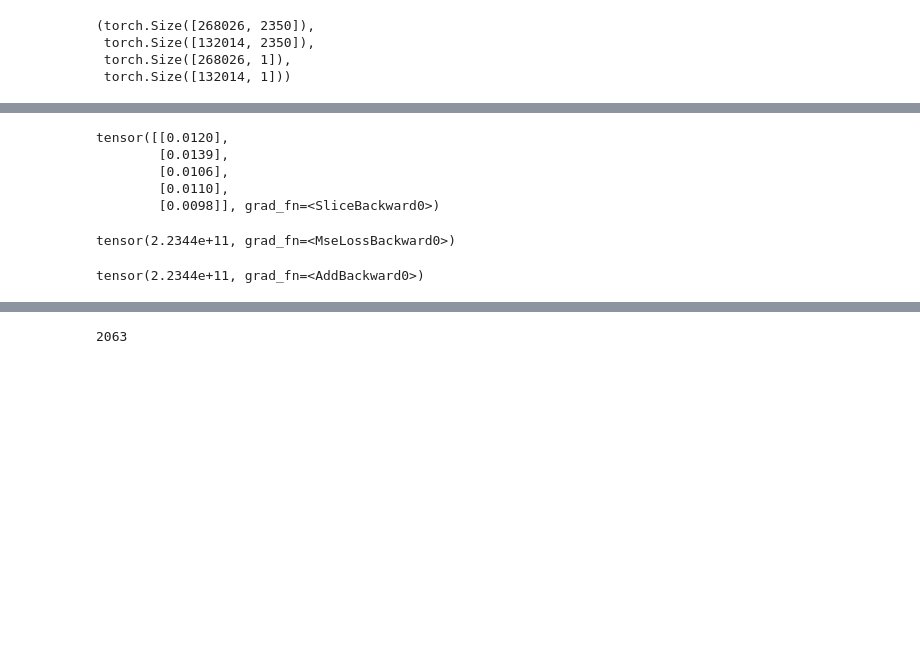
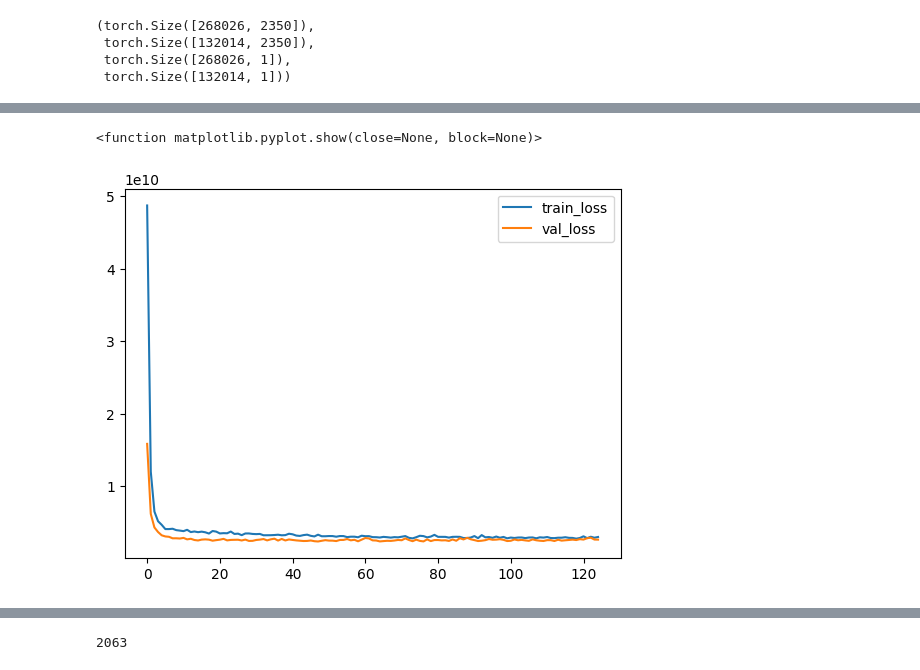
Before and after one commit to Bkukov/pytorch_projects, a Jupyter notebook: pricing_model_0.ipynb, the cells around one changed output, grey strips where cells are left out. Drawn from its saved outputs; the diff is of its cells as text; code cells hidden in the pictures; blank space fills up the shorter version.

Commit message:
model upload

```diff
--- a/pricing_model_0.ipynb
+++ b/pricing_model_0.ipynb
@@ -272,16 +280,20 @@ class RealEstatePredictor(nn.Module):
     def __init__(self, input_shape: int, hidden_units_1: int, hidden_units_2: int, output_shape: int, p: float):
         super().__init__()
         self.linear1 = nn.Linear(in_features=input_shape, out_features=hidden_units_1)
+        self.hidden_act1 = nn.ReLU()
+        self.dropout_layer1 = nn.Dropout(p=p)
         self.linear2 = nn.Linear(in_features=hidden_units_1, out_features=hidden_units_2)
-        # self.dropout1 = nn.Dropout(p=p)
-        self.hidden_act = nn.ReLU()
+        self.hidden_act2 = nn.ReLU()
+        self.dropout_layer2 = nn.Dropout(p=p)
         self.linear3 = nn.Linear(in_features=hidden_units_2, out_features=output_shape)
 
     def forward(self, x):
         x = self.linear1(x)
+        x = self.hidden_act1(x)
+        x = self.dropout_layer1(x)
         x = self.linear2(x)
-        # x = self.dropout1(x)
-        x = self.hidden_act(x)
+        x = self.hidden_act2(x)
+        x = self.dropout_layer2(x)
         x = self.linear3(x)
         return x
 # %%
@@ -296,10 +308,10 @@ def weights_init_uniform_rule(m):
         m.bias.data.fill_(0)
 # %%
 model_0 = RealEstatePredictor(input_shape=input_shape,
-    hidden_units_1=32, # how many units in the hiden layer
-    hidden_units_2=32, # how many units in the hiden layer
+    hidden_units_1=100, # how many units in the hiden layer
+    hidden_units_2=100, # how many units in the hiden layer
     output_shape=output_shape, # one for every class
-    p = .5
+    p = .2
 )
 model_0.apply(weights_init_uniform_rule)
 model_0.to(device)
@@ -505,17 +455,0 @@ Train time on cpu: 202.551 seconds
-# %%
-X, y = next(iter(train_dataloader))
-X.shape, y.shape
-model_0.train()
-y_pred = model_0(X)
-y_pred[:5]
-# %% [output]
-tensor([[0.0120],
-        [0.0139],
-        [0.0106],
-        [0.0110],
-        [0.0098]], grad_fn=<SliceBackward0>)
-# %%
-loss = loss_fn(y_pred, y)
-loss
-# %% [output]
-tensor(2.2344e+11, grad_fn=<MseLossBackward0>)
@@ -531,7 +456,18 @@ train_loss += loss
-# %%
-train_loss
-# %% [output]
-tensor(2.2344e+11, grad_fn=<AddBackward0>)
+# %%
+for i, n in enumerate(train_loss_list):
+    train_loss_list[i] = n.detach().cpu().numpy()
+
+for i, n in enumerate(test_loss_list):
+    test_loss_list[i] = n.detach().cpu().numpy()
+
+from matplotlib import pyplot as plt
+plt.plot(train_loss_list, label='train_loss')
+plt.plot(test_loss_list,label='val_loss')
+plt.legend()
+plt.show
+# %% [output]
+<function matplotlib.pyplot.show(close=None, block=None)>
+[figure, added]
 # %%
 torch.manual_seed(42)
 def eval_model(model: torch.nn.Module,
```
Also changed, not shown: parts of 20 cells of this notebook.
